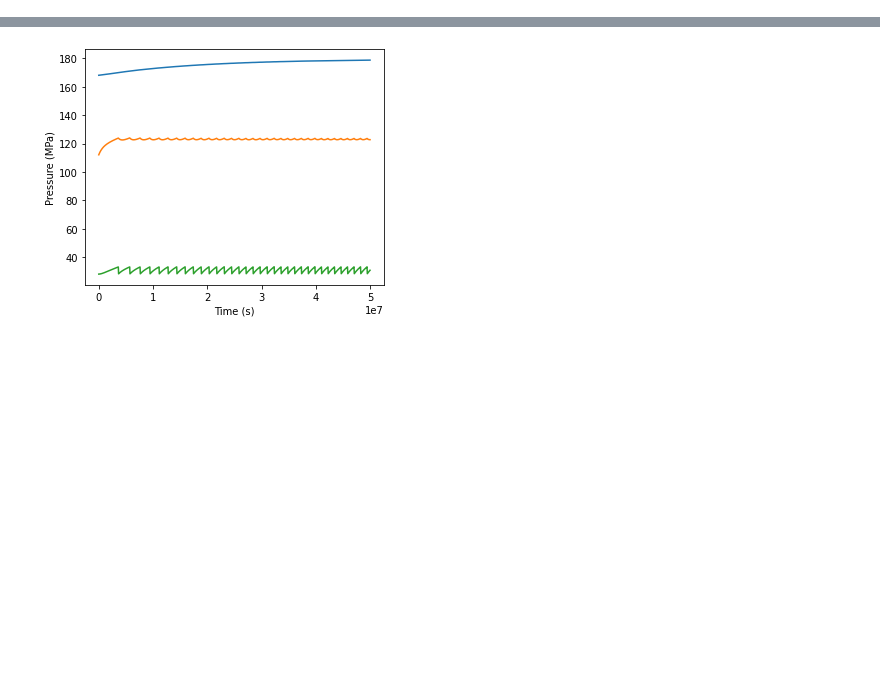
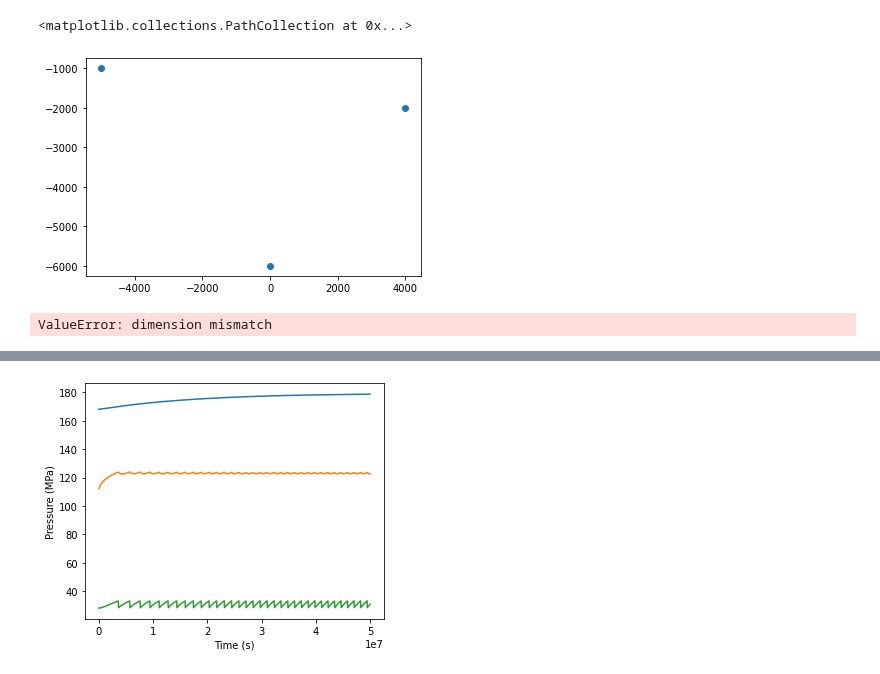
Before and after one commit to fredriclam/magma-network, a Jupyter notebook: fig_V_formation.ipynb, the cells around one changed output, grey strips where cells are left out. Cells and saved outputs as stored; diff of their text form; code cells hidden in the pictures; blank space fills up the shorter version.

```diff
--- a/fig_V_formation.ipynb
+++ b/fig_V_formation.ipynb
@@ -7,20 +7,24 @@ from cnetwork import MagmaChamber, GlobalSystemThreshold
 # %%
 # Set reference density of melt
 rhoref = 2500
 # Set limits of characteristic size of chamber
 R_ref = 100
 # Uniformly randomly distribution volume
 V_ref = (4/3)*np.pi*R_ref**3
 
 # Generate list of chambers
-x_nodes = np.array([-5000,  4000,  0    ])
-y_nodes = np.array([-0,     0,     0    ])
-z_nodes = np.array([-6000,  -4000, -1000])
+x_nodes = np.array([0,     -5000,  4000,])
+y_nodes = np.array([0,     -0,     0,])
+z_nodes = np.array([-6000, -1000,  -2000,])
 V_nodes = np.array([4.0,    0.25,  1 ]) * V_ref
 list_nodes = [MagmaChamber(x=x, y=y, z=z,
   p_setting=None, vref=1.0/rhoref,
   T_setting=1000+273.15, V_setting=V)
   for (x,y,z,V) in zip(x_nodes, y_nodes, z_nodes, V_nodes)]
+plt.scatter(x_nodes, z_nodes)
+# %% [output]
+<matplotlib.collections.PathCollection at 0x...>
+[figure, added]
 # %%
 # Set up system with default properties
 global_sys = GlobalSystemThreshold(list_nodes,
@@ -49,6 +53,13 @@ def f_inj_multiple(t, q):
 t_vec = np.linspace(0, 50e7, 10000)
 q_out, m_erupted_out = global_sys.simulation(global_sys.q0, t_vec, f_inj_multiple, f_erupt)
 m, p, u = global_sys.compute_m_p_u(q_out)
+# %%
+m_eruption_by_chamber = np.array([
+  f_erupt(t_vec[i], q_out[i,:])[global_sys.mass_indices]
+  for i, t in enumerate(t_vec)])
+f_at_t
+# %% [output]
+ValueError: dimension mismatch
 # %%
 plt.figure(figsize=(12,5))
 
```
Also changed, not shown: parts of 2 cells of this notebook, 1 other file.
